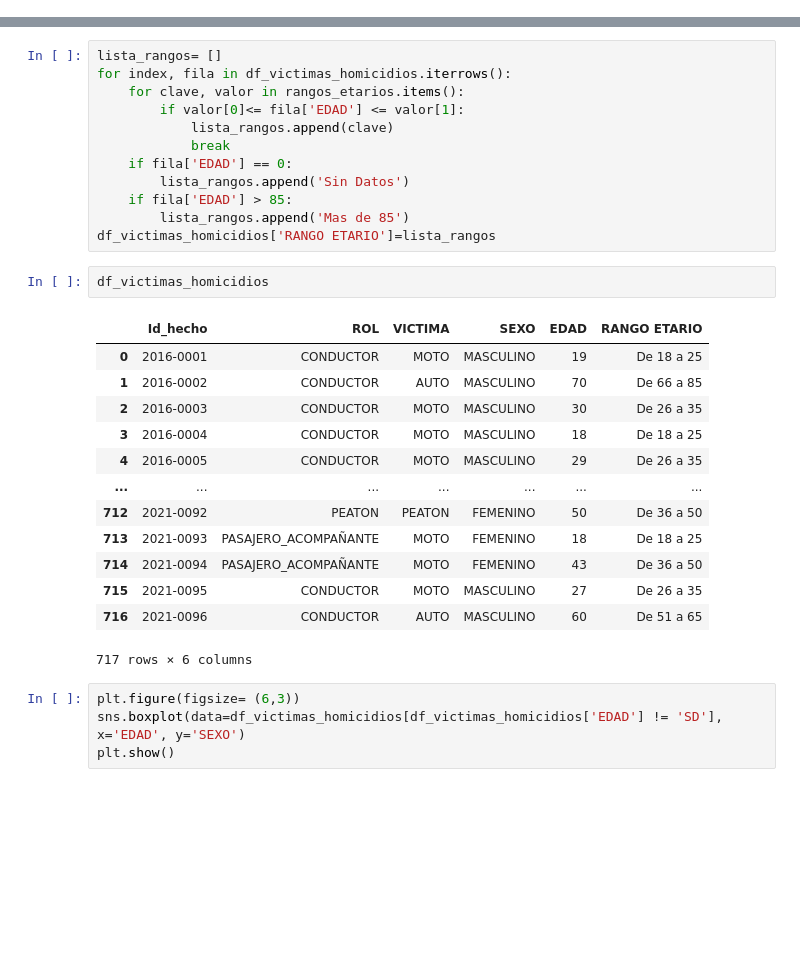
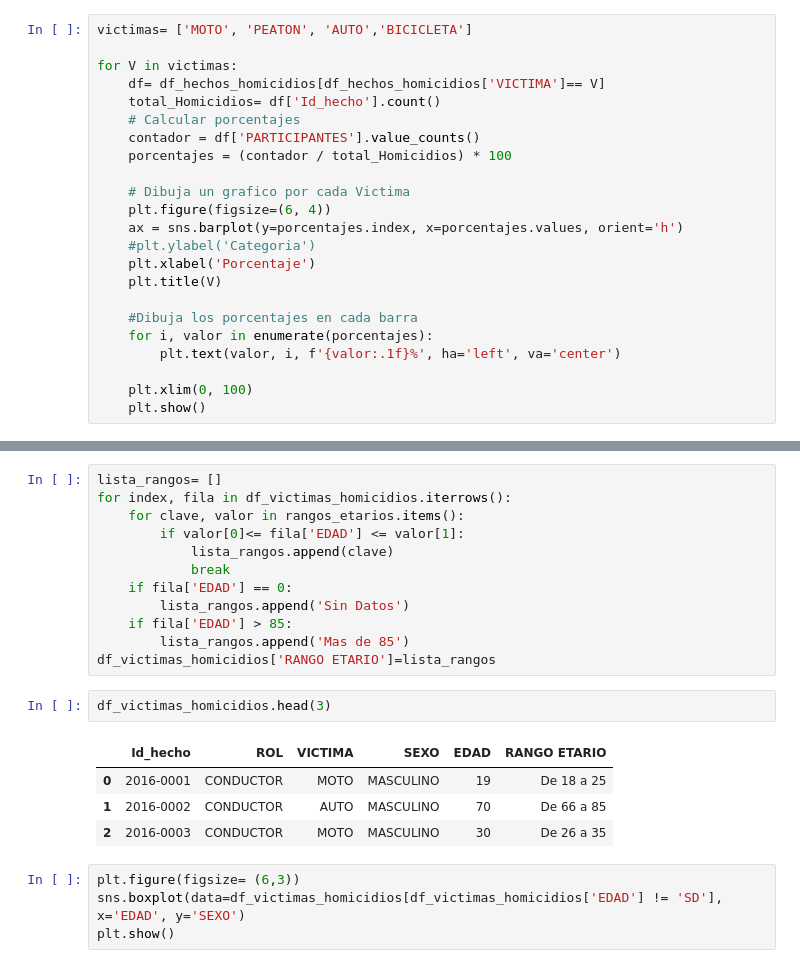
Before and after one commit to nelvinvelazco/henry-PI-SiniestrosViales, a Jupyter notebook: EDA_homicidios.ipynb, the cells around one changed output, grey strips where cells are left out. Cells and saved outputs as stored; diff of their text form; blank space fills up the shorter version.

```diff
--- a/EDA_homicidios.ipynb
+++ b/EDA_homicidios.ipynb
@@ -254,0 +242,23 @@ En este Grafico podemos observar la densidad de los homicidos segun los puntos g
+# %%
+victimas= ['MOTO', 'PEATON', 'AUTO','BICICLETA']
+
+for V in victimas:
+    df= df_hechos_homicidios[df_hechos_homicidios['VICTIMA']== V]
+    total_Homicidios= df['Id_hecho'].count()
+    # Calcular porcentajes
+    contador = df['PARTICIPANTES'].value_counts()
+    porcentajes = (contador / total_Homicidios) * 100
+
+    # Dibuja un grafico por cada Victima
+    plt.figure(figsize=(6, 4))
+    ax = sns.barplot(y=porcentajes.index, x=porcentajes.values, orient='h')
+    #plt.ylabel('Categoria')
+    plt.xlabel('Porcentaje')
+    plt.title(V)
+
+    #Dibuja los porcentajes en cada barra
+    for i, valor in enumerate(porcentajes):
+        plt.text(valor, i, f'{valor:.1f}%', ha='left', va='center')
+
+    plt.xlim(0, 100)
+    plt.show()
@@ -358,21 +399,12 @@ for index, fila in df_victimas_homicidios.iterrows():
         lista_rangos.append('Mas de 85')
 df_victimas_homicidios['RANGO ETARIO']=lista_rangos
 # %%
-df_victimas_homicidios
+df_victimas_homicidios.head(3)
 # %% [output]
 |  | Id_hecho | ROL | VICTIMA | SEXO | EDAD | RANGO ETARIO |
 | 0 | 2016-0001 | CONDUCTOR | MOTO | MASCULINO | 19 | De 18 a 25 |
 | 1 | 2016-0002 | CONDUCTOR | AUTO | MASCULINO | 70 | De 66 a 85 |
 | 2 | 2016-0003 | CONDUCTOR | MOTO | MASCULINO | 30 | De 26 a 35 |
-| 3 | 2016-0004 | CONDUCTOR | MOTO | MASCULINO | 18 | De 18 a 25 |
-| 4 | 2016-0005 | CONDUCTOR | MOTO | MASCULINO | 29 | De 26 a 35 |
-| ... | ... | ... | ... | ... | ... | ... |
-| 712 | 2021-0092 | PEATON | PEATON | FEMENINO | 50 | De 36 a 50 |
-| 713 | 2021-0093 | PASAJERO_ACOMPAÑANTE | MOTO | FEMENINO | 18 | De 18 a 25 |
-| 714 | 2021-0094 | PASAJERO_ACOMPAÑANTE | MOTO | FEMENINO | 43 | De 36 a 50 |
-| 715 | 2021-0095 | CONDUCTOR | MOTO | MASCULINO | 27 | De 26 a 35 |
-| 716 | 2021-0096 | CONDUCTOR | AUTO | MASCULINO | 60 | De 51 a 65 |
-717 rows × 6 columns
 # %%
 plt.figure(figsize= (6,3))
 sns.boxplot(data=df_victimas_homicidios[df_victimas_homicidios['EDAD'] != 'SD'], x='EDAD', y='SEXO')
```
Also changed, not shown: parts of 28 cells of this notebook, 1 other file.
